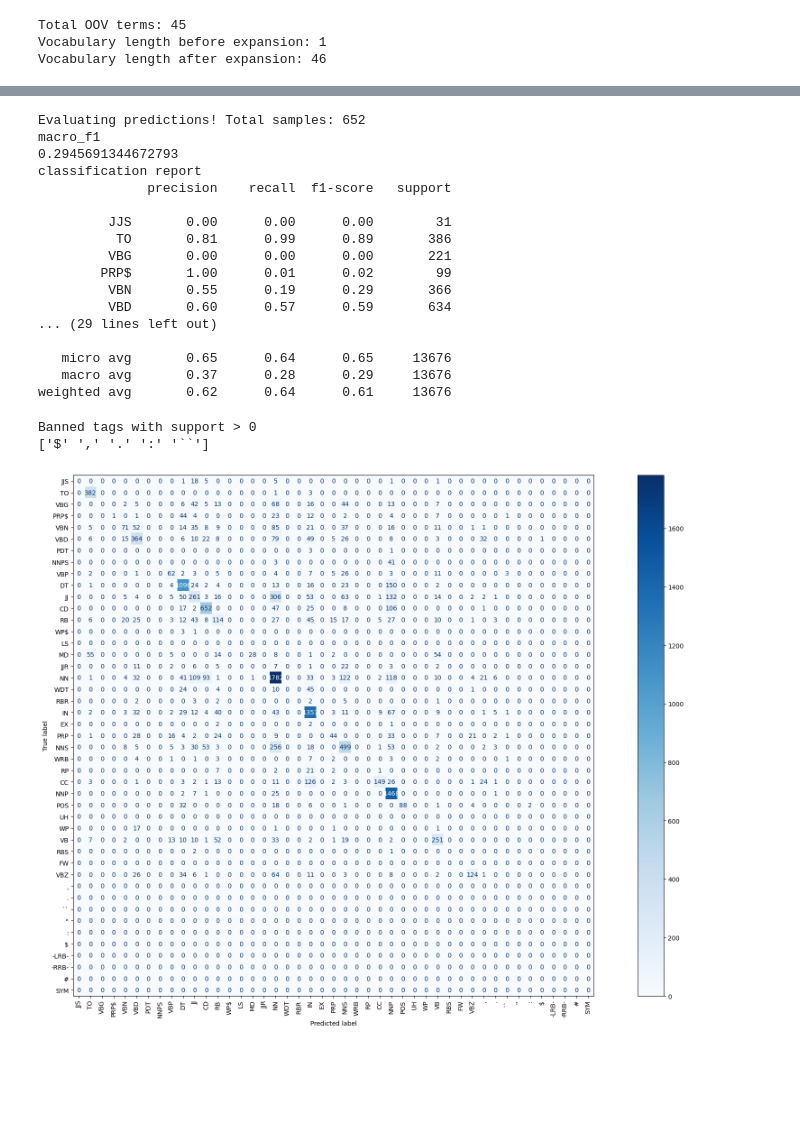
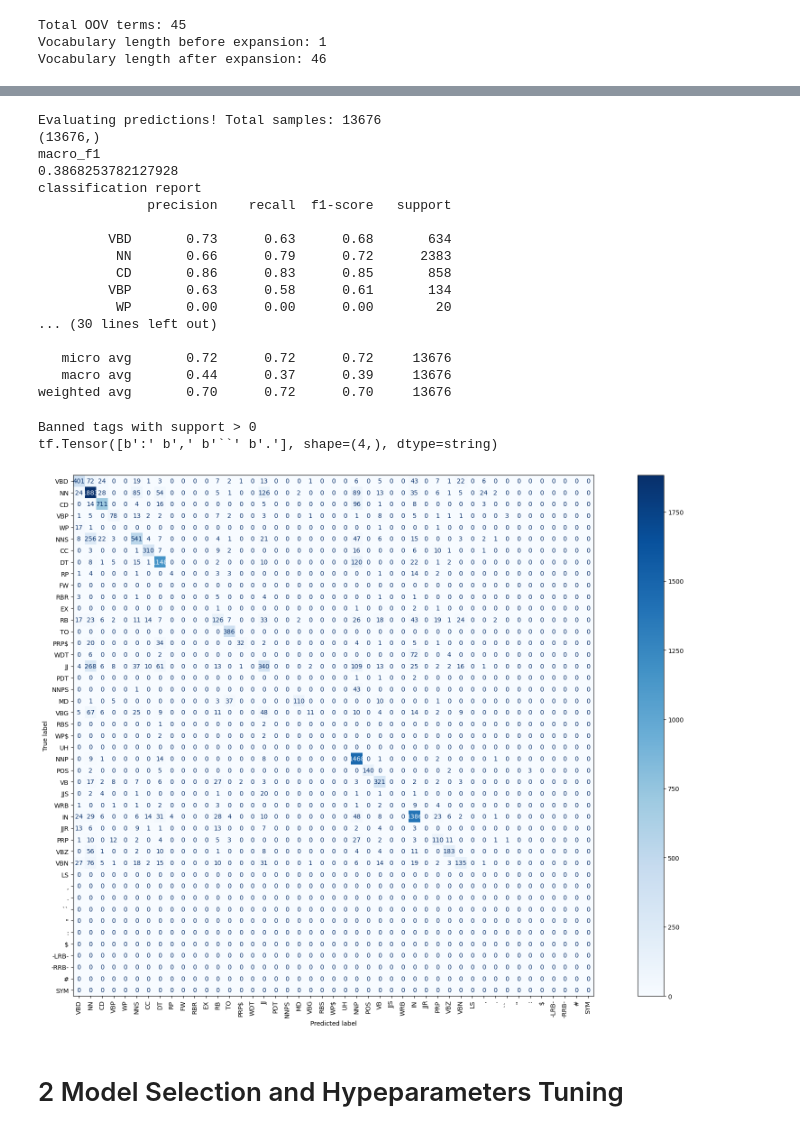
Before and after one commit to Simone999/nlp_assignment1, a Jupyter notebook: assignment1.ipynb, the cells around one changed output, grey strips where cells are left out. Cells and saved outputs as stored; diff of their text form; code cells hidden in the pictures; blank space fills up the shorter version.

```diff
--- a/assignment1.ipynb
+++ b/assignment1.ipynb
@@ -853,16 +1287,13 @@ def predictions_to_ids(predictions: tf.Tensor) -> tf.Tensor:
 # %%
-prediction_info = {
-    'batch_size': 64,
-    'verbose': 1
-}
+evaluator = PosEvaluator(label_tokenizer=label_tokenizer, banned_tags=punctuation_tags)
 
-test_loader = create_dataloader(test_data, tokenizer, label_tokenizer, training=False)
-predictions = predict_data(model=model, data=test_loader, prediction_info=prediction_info)
+test_dataloader = create_dataloader(test_data, tokenizer, label_tokenizer, training=False)
+y_pred, y_true = evaluator.predict(model=model, data=test_dataloader)
 
-assert len(predictions) == len(test_data)
+assert y_pred.shape[0] == len(test_data)
 max_length = test_data['sentence'].str.split(words_separator).apply(len).max()
-assert predictions.shape[1] == max_length
+assert y_pred.to_tensor(0).shape[1] == max_length
 
-predictions = predictions_to_ids(predictions)
-predictions = label_tokenizer.ids_to_tokens(predictions)
+print(y_pred.shape)
+print(y_pred[:10])
 # %% [output]
@@ -996,48 +1320,60 @@ Test successfully completed!
 # %%
-valid_labels = list(set(label_vocabulary.word_to_id.keys()).difference(banned_tags + ['']))
+valid_labels = list(set(label_vocabulary.word_to_id.keys()).difference(punctuation_tags + ['']))
+encoded_valid_labels = list(label_tokenizer.tokens_to_ids(valid_labels).numpy())
+macro_f1 = functools.partial(f1_score, zero_division=0, average='macro', labels=encoded_valid_labels)
 
 metrics = {
-    'macro_f1': functools.partial(f1_score, zero_division=0, average='macro', labels=valid_labels),
-    'classification report': functools.partial(classification_report, zero_division=0, labels=valid_labels),
+    'macro_f1': macro_f1,
+    'classification report': functools.partial(classification_report, zero_division=0, labels=encoded_valid_labels, target_names=valid_labels),
 }
 
-y_pred, y_true, metric_info = evaluate_predictions(
-    y_pred=predictions, y_true=test_data['pos'].values,
-    metrics=metrics,
-    label_tokenizer=label_tokenizer,
-    banned_tags=banned_tags)
+y_pred, y_true, metric_info = evaluator.evaluate_predictions(
+    y_pred=y_pred, y_true=y_true,
+    metrics=metrics)
+
+print(y_pred.shape)
+
+assert y_pred.shape == y_true.shape
+n_non_banned = np.count_nonzero(~test_data['pos'].str.split(words_separator).explode().isin(punctuation_tags))
+assert y_pred.shape[0] == n_non_banned
 
 for metric_name, metric, in metric_info.items():
     print(metric_name)
     print(metric)
 # %% [output]
-Evaluating predictions! Total samples: 652
+Evaluating predictions! Total samples: 13676
+(13676,)
 macro_f1
-0.2945691344672793
+0.3868253782127928
 classification report
               precision    recall  f1-score   support
 
-         JJS       0.00      0.00      0.00        31
-          TO       0.81      0.99      0.89       386
-         VBG       0.00      0.00      0.00       221
-        PRP$       1.00      0.01      0.02        99
-         VBN       0.55      0.19      0.29       366
-         VBD       0.60      0.57      0.59       634
-... (29 lines left out)
+         VBD       0.73      0.63      0.68       634
+          NN       0.66      0.79      0.72      2383
+          CD       0.86      0.83      0.85       858
+         VBP       0.63      0.58      0.61       134
+          WP       0.00      0.00      0.00        20
+... (30 lines left out)
 
-   micro avg       0.65      0.64      0.65     13676
-   macro avg       0.37      0.28      0.29     13676
-weighted avg       0.62      0.64      0.61     13676
+   micro avg       0.72      0.72      0.72     13676
+   macro avg       0.44      0.37      0.39     13676
+weighted avg       0.70      0.72      0.70     13676
 # %%
 print('Banned tags with support > 0')
-print(np.unique(y_pred[tf_in(y_pred, banned_tags)]))
+tags = np.unique(y_pred[tf_in(y_pred, evaluator.banned_tags)])
+tags = label_tokenizer.ids_to_tokens(tags)
+print(tags)
 # %% [output]
 Banned tags with support > 0
-['$' ',' '.' ':' '``']
+tf.Tensor([b':' b',' b'``' b'.'], shape=(4,), dtype=string)
 # %%
-labels = valid_labels + banned_tags
+labels = valid_labels + punctuation_tags
+encoded_labels = list(label_tokenizer.tokens_to_ids(labels))
+
 fig, ax = plt.subplots(figsize=(25,15))
-cm = confusion_matrix(y_true=y_true, y_pred=y_pred, labels=labels)
+cm = confusion_matrix(y_true=y_true, y_pred=y_pred, labels=encoded_labels)
 ConfusionMatrixDisplay(cm, display_labels=labels).plot(cmap='Blues', xticks_rotation='vertical', ax=ax);
 # %% [output]
-[figure, old version]
+[figure, new version]
+# %% [markdown]
+# 2 Model Selection and Hypeparameters Tuning
```
Also changed, not shown: parts of 67 cells of this notebook, 2 other files.
